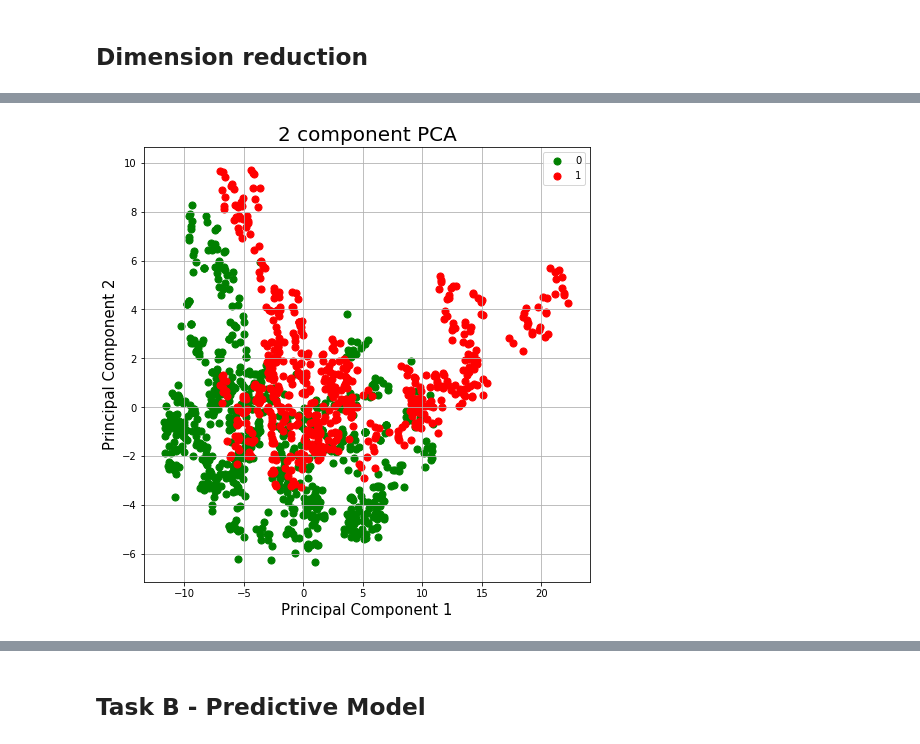
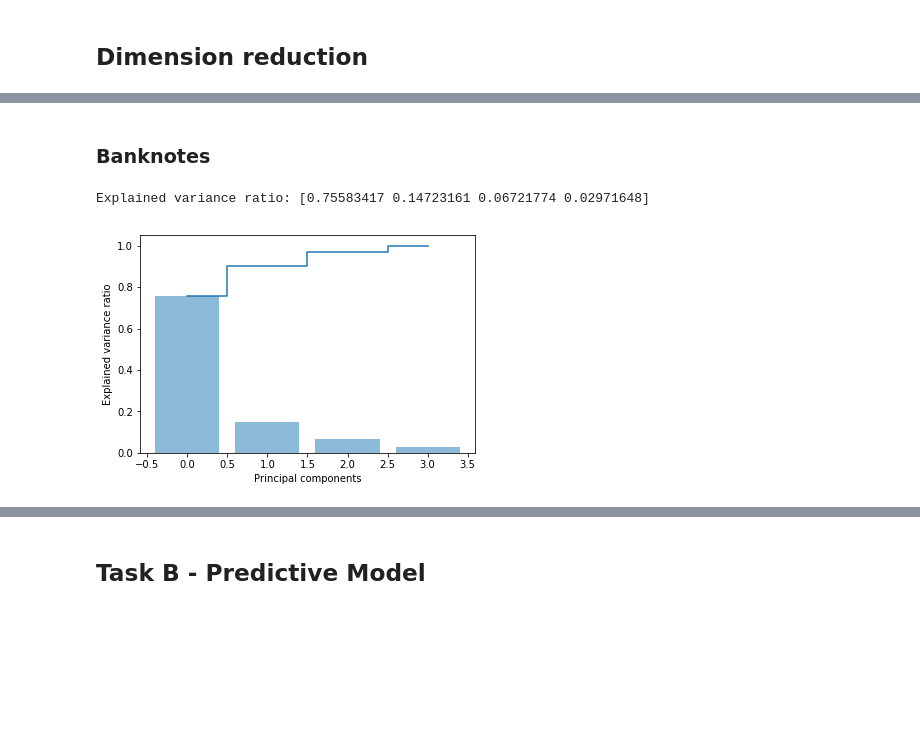
Before and after one commit to McKingly/ED-Data-Mining, a Jupyter notebook: Testing.ipynb, the cells around one changed output, grey strips where cells are left out. Drawn from its saved outputs; the diff is of its cells as text; code cells hidden in the pictures; blank space fills up the shorter version.

Commit message:
More alterations to pre-processing. PCA and KPCA for banknote done. Nursery dataframe still needs changes.

```diff
--- a/Testing.ipynb
+++ b/Testing.ipynb
@@ -242,14 +220,17 @@ from sklearn.feature_selection import SelectKBest
 from sklearn.feature_selection import chi2, mutual_info_classif
 
 test = SelectKBest(score_func = mutual_info_classif, k=2)
-test.fit(X, y)
+test
 # %% [output]
 SelectKBest(k=2, score_func=<function mutual_info_classif at 0x...>)
 # %%
+test.fit(X_train1, y_train1)
+num_features = len(X_train1.columns)
+
 scores = []
 for i in range(num_features):
     score = test.scores_[i]
-    scores.append((score, X.columns[i]))
+    scores.append((score, X_train1.columns[i]))
 
 print (sorted(scores, reverse = True))
 # %% [output]
@@ -314,19 +269,20 @@ plt.show()
-# %%
-
-fig = plt.figure(figsize = (8,8))
-ax = fig.add_subplot(1,1,1)
-ax.set_xlabel('Principal Component 1', fontsize = 15)
-ax.set_ylabel('Principal Component 2', fontsize = 15)
-ax.set_title('2 component PCA', fontsize = 20)
-targets = ['0', '1']
-colors = ['g', 'r']
-for target, color in zip(targets,colors):
-    indicesToKeep = finalDf['class'] == int(target)
-    ax.scatter(finalDf.loc[indicesToKeep, 'principal component 1']
-               , finalDf.loc[indicesToKeep, 'principal component 2']
-               , c = color
-               , s = 50)
-ax.legend(targets)
-ax.grid()
-# %% [output]
-[figure, removed]
+# %% [markdown]
+### Banknotes
+# %%
+import matplotlib.pyplot as plt
+from sklearn.decomposition import PCA
+
+pca = PCA()
+principalComponents = pca.fit_transform(X_train1)
+
+print("Explained variance ratio:",pca.explained_variance_ratio_)
+range_value = pca.explained_variance_ratio_.shape[0]
+
+plt.bar(range(range_value), pca.explained_variance_ratio_, alpha=0.5, align='center')
+plt.step(range(range_value), np.cumsum(pca.explained_variance_ratio_), where='mid')
+plt.ylabel('Explained variance ratio')
+plt.xlabel('Principal components')
+plt.show()
+# %% [output]
+Explained variance ratio: [0.75583417 0.14723161 0.06721774 0.02971648]
+[figure, added]
```
Also changed, not shown: parts of 34 cells of this notebook.
